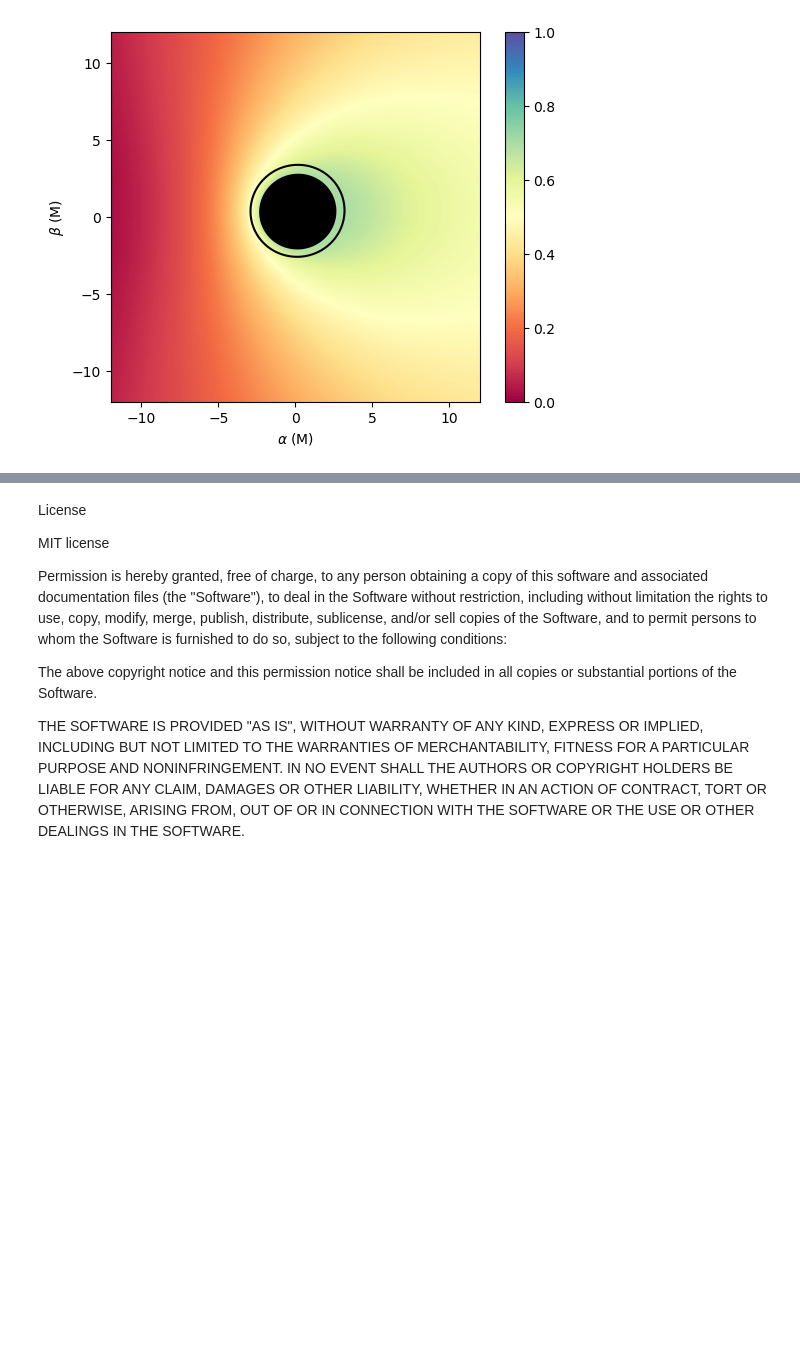
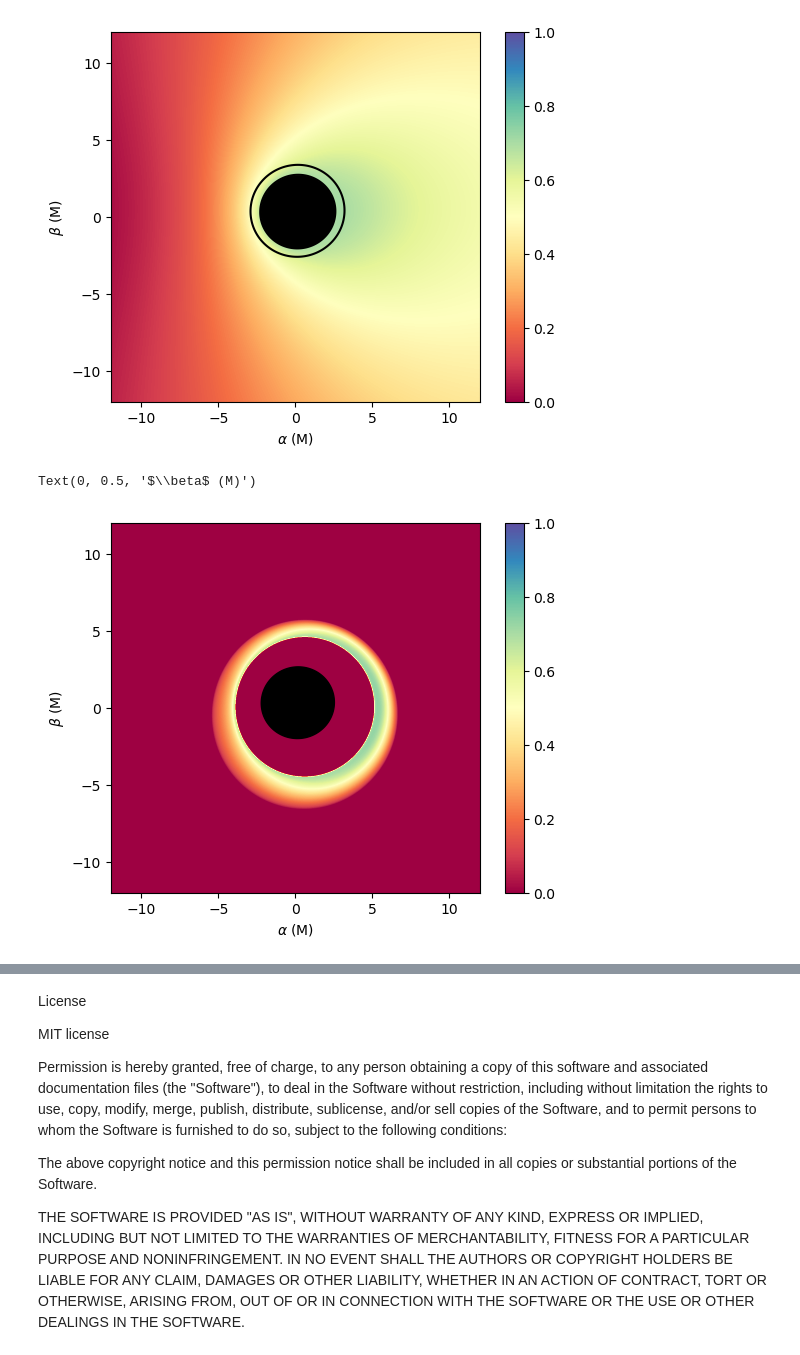
Before and after one commit to iAART/aart, a Jupyter notebook: ExampleMagneticField.ipynb, the cells around one changed output, grey strips where cells are left out. Cells and saved outputs as stored; diff of their text form; code cells hidden in the pictures; blank space fills up the shorter version.

Commit message:
Magnetic Angle for all the lensing bands

```diff
--- a/ExampleMagneticField.ipynb
+++ b/ExampleMagneticField.ipynb
@@ -24,7 +27,9 @@ print("Reading file: ",fn)
 h5f = h5py.File(fn,'r')
 
 #Points for the boundary of the BH shadow
-angle=h5f['cos2angB'][:]
+anglen0=h5f['cos2angB_n0'][:]
+anglen1=h5f['cos2angB_n1'][:]
+anglen2=h5f['cos2angB_n2'][:]
 
 h5f.close()
 
@@ -75,3 +80,20 @@ plt.ylabel(r"$\beta$"+" "+"(M)")
 # %% [output]
 Text(0, 0.5, '$\\beta$ (M)')
 [figure]
+# %%
+plt.fill(hull_0i[:,0],hull_0i[:,1],color="k")
+
+plt.imshow(np.sqrt(anglen1),extent=[-limits,limits,-limits,limits],origin="lower",vmin=0,vmax=1,cmap='Spectral')
+
+plt.colorbar()
+
+#plt.contour(rs0.reshape(N0,N0).T,levels=[r_p*1.05,isco],extent=[-limits,limits,-limits,limits],colors="k",origin="lower")
+
+plt.xlim(-12,12)
+plt.ylim(-12,12)
+
+plt.xlabel(r"$\alpha$"+" "+"(M)")
+plt.ylabel(r"$\beta$"+" "+"(M)")
+# %% [output]
+Text(0, 0.5, '$\\beta$ (M)')
+[figure, added]
```
Also changed, not shown: parts of 5 cells of this notebook, 2 other files.
